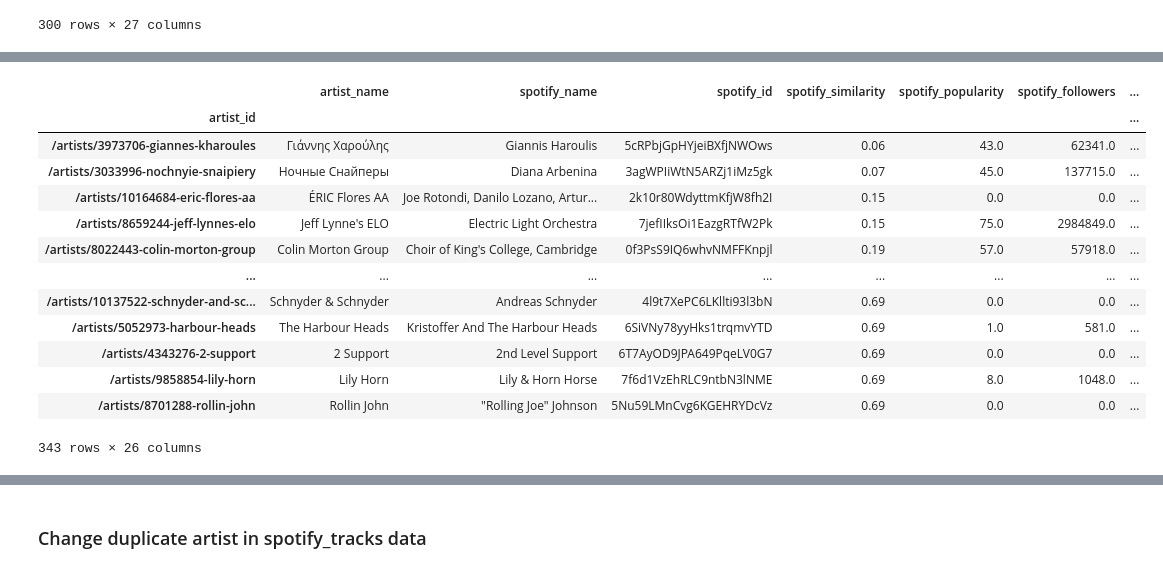
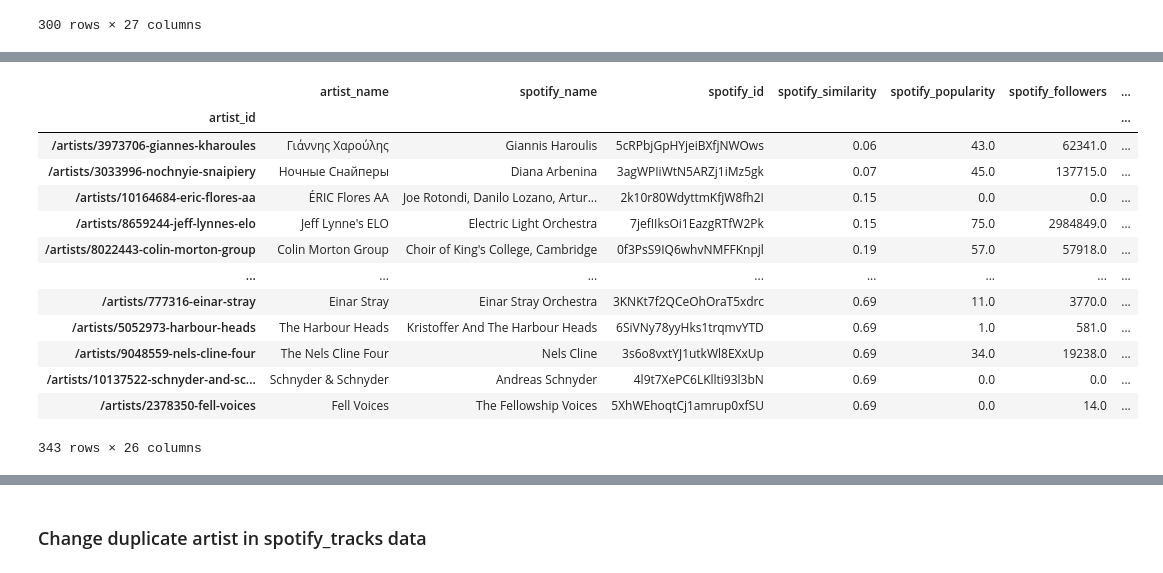
Before and after one commit to cyrillegc/thesis-redux, a Jupyter notebook: data_cleaning.ipynb, the cells around one changed output, grey strips where cells are left out. Saved outputs shown, nothing was run; the diff lists cells and outputs as text; code cells hidden in the pictures.

```diff
--- a/data_cleaning.ipynb
+++ b/data_cleaning.ipynb
@@ -262,9 +262,11 @@ duplicate_venues_df.loc[duplicate_venues_df.index.duplicated(keep='last')]
 |  | venue | locality | postal_code | street | country | latitude | longitude | venue_website | manual_input |
 # %%
 # for each duplicate venue, set the linked_venue_id to the venue_id found in manual_input
-
+count = 0
 for idx, row in duplicate_venues_df.iterrows():
     linked_venue_id = row['manual_input']
+    if idx == linked_venue_id:
+        print(row)
     venues_no_duplicate_df.loc[idx, 'linked_venue_id'] = linked_venue_id
 
 venues_no_duplicate_df.to_csv('data/songkick/data_songkick_venues_no_duplicate.csv', encoding='utf-8')
@@ -362,7 +375,18 @@ linked_artist_df
 spotify_artists_df['artist_id'] = spotify_artists_df.index
 
 spotify_artists_no_duplicate_df = spotify_artists_df.merge(linked_artist_df, how='left', on='spotify_id')
+print(len(spotify_artists_no_duplicate_df))
+print(spotify_artists_no_duplicate_df['linked_artist_id'].nunique())
+
+# remove
+spotify_artists_no_duplicate_df = spotify_artists_no_duplicate_df.dropna(subset=['spotify_id', 'artist_id'])
+
 spotify_artists_no_duplicate_df = spotify_artists_no_duplicate_df.set_index('artist_id')
 spotify_artists_no_duplicate_df['linked_artist_id'] = spotify_artists_no_duplicate_df['linked_artist_id'].fillna(spotify_artists_no_duplicate_df.index.to_series())
+#spotify_artists_no_duplicate_df['linked_artist_id'] = spotify_artists_no_duplicate_df['linked_artist_id'].fillna(spotify_artists_no_duplicate_df['artist_id'])
+
+print(len(spotify_artists_no_duplicate_df))
+print(spotify_artists_no_duplicate_df['linked_artist_id'].nunique())
+
 spotify_artists_no_duplicate_df
 # %% [output]
@@ -416,24 +486,24 @@ sample_df
 # %%
 # create df of artists with worst spotify_similarity score for verification
 
 low_similarity_df = spotify_artists_no_duplicate_df.loc[spotify_artists_no_duplicate_df['spotify_similarity'] < 0.7]
 low_similarity_df = low_similarity_df.sort_values(by=['spotify_similarity'])
-low_similarity_df.to_csv('data/spotify/data_spotify_artists_check_low_similarity_2.csv', encoding='utf-8')
+#low_similarity_df.to_csv('data/spotify/data_spotify_artists_check_low_similarity_2.csv', encoding='utf-8')
 low_similarity_df
 # %% [output]
 |  | artist_name | spotify_name | spotify_id | spotify_similarity | spotify_popularity | spotify_followers | ... |
 | artist_id |  |  |  |  |  |  | ... |
 | /artists/3973706-giannes-kharoules | Γιάννης Χαρούλης | Giannis Haroulis | 5cRPbjGpHYjeiBXfjNWOws | 0.06 | 43.0 | 62341.0 | ... |
 | /artists/3033996-nochnyie-snaipiery | Ночные Снайперы | Diana Arbenina | 3agWPIiWtN5ARZj1iMz5gk | 0.07 | 45.0 | 137715.0 | ... |
 | /artists/10164684-eric-flores-aa | ÉRIC Flores AA | Joe Rotondi, Danilo Lozano, Artur... | 2k10r80WdyttmKfjW8fh2I | 0.15 | 0.0 | 0.0 | ... |
 | /artists/8659244-jeff-lynnes-elo | Jeff Lynne's ELO | Electric Light Orchestra | 7jefIIksOi1EazgRTfW2Pk | 0.15 | 75.0 | 2984849.0 | ... |
 | /artists/8022443-colin-morton-group | Colin Morton Group | Choir of King's College, Cambridge | 0f3PsS9IQ6whvNMFFKnpjl | 0.19 | 57.0 | 57918.0 | ... |
 | ... | ... | ... | ... | ... | ... | ... | ... |
+| /artists/777316-einar-stray | Einar Stray | Einar Stray Orchestra | 3KNKt7f2QCeOhOraT5xdrc | 0.69 | 11.0 | 3770.0 | ... |
+| /artists/5052973-harbour-heads | The Harbour Heads | Kristoffer And The Harbour Heads | 6SiVNy78yyHks1trqmvYTD | 0.69 | 1.0 | 581.0 | ... |
+| /artists/9048559-nels-cline-four | The Nels Cline Four | Nels Cline | 3s6o8vxtYJ1utkWl8EXxUp | 0.69 | 34.0 | 19238.0 | ... |
 | /artists/10137522-schnyder-and-sc... | Schnyder & Schnyder | Andreas Schnyder | 4l9t7XePC6LKllti93l3bN | 0.69 | 0.0 | 0.0 | ... |
-| /artists/5052973-harbour-heads | The Harbour Heads | Kristoffer And The Harbour Heads | 6SiVNy78yyHks1trqmvYTD | 0.69 | 1.0 | 581.0 | ... |
-| /artists/4343276-2-support | 2 Support | 2nd Level Support | 6T7AyOD9JPA649PqeLV0G7 | 0.69 | 0.0 | 0.0 | ... |
-| /artists/9858854-lily-horn | Lily Horn | Lily & Horn Horse | 7f6d1VzEhRLC9ntbN3lNME | 0.69 | 8.0 | 1048.0 | ... |
-| /artists/8701288-rollin-john | Rollin John | "Rolling Joe" Johnson | 5Nu59LMnCvg6KGEHRYDcVz | 0.69 | 0.0 | 0.0 | ... |
+| /artists/2378350-fell-voices | Fell Voices | The Fellowship Voices | 5XhWEhoqtCj1amrup0xfSU | 0.69 | 0.0 | 14.0 | ... |
 343 rows × 26 columns
 # %%
 with open('data/spotify/data_spotify_artists_check_low_similarity.csv', encoding='utf-8') as file:
```
Also changed, not shown: parts of 14 cells of this notebook, 14 other files.
